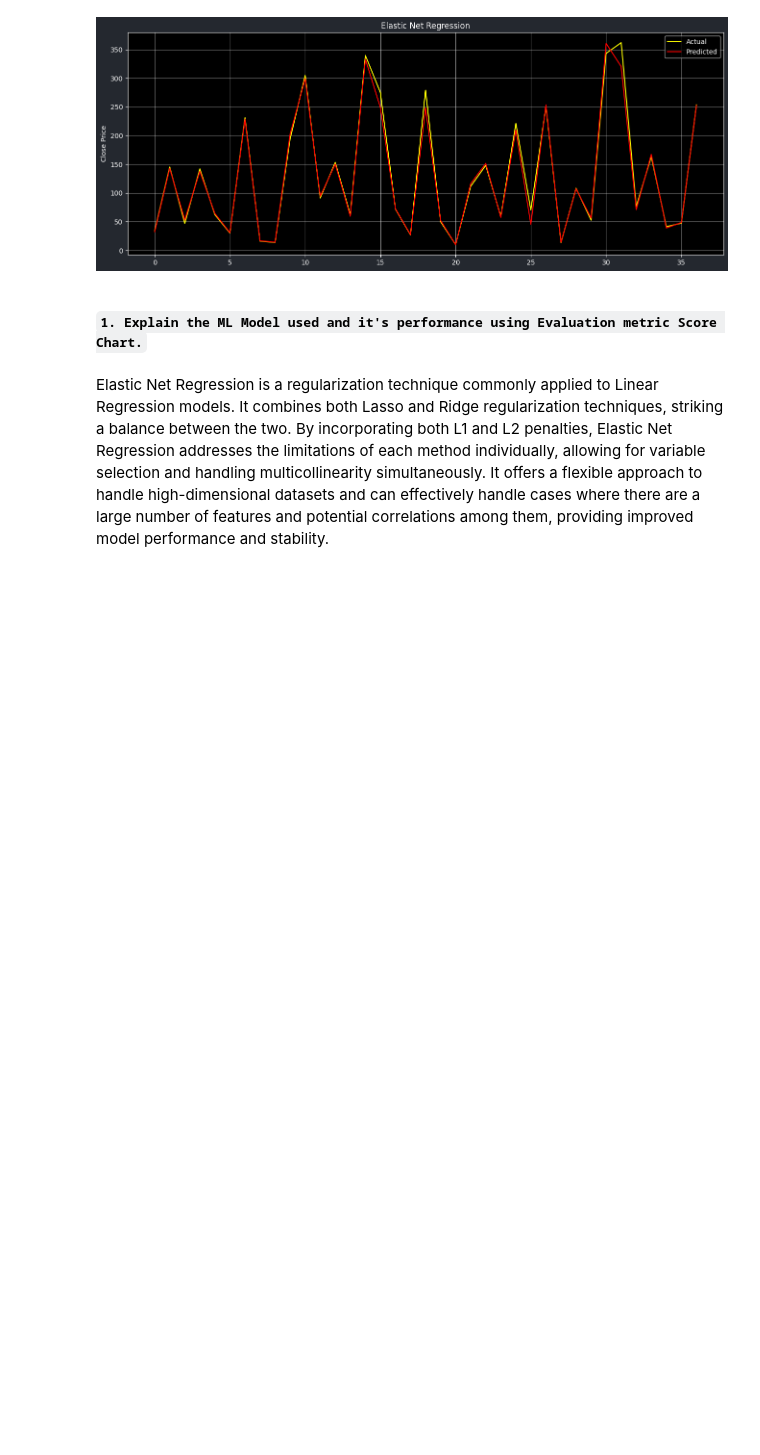
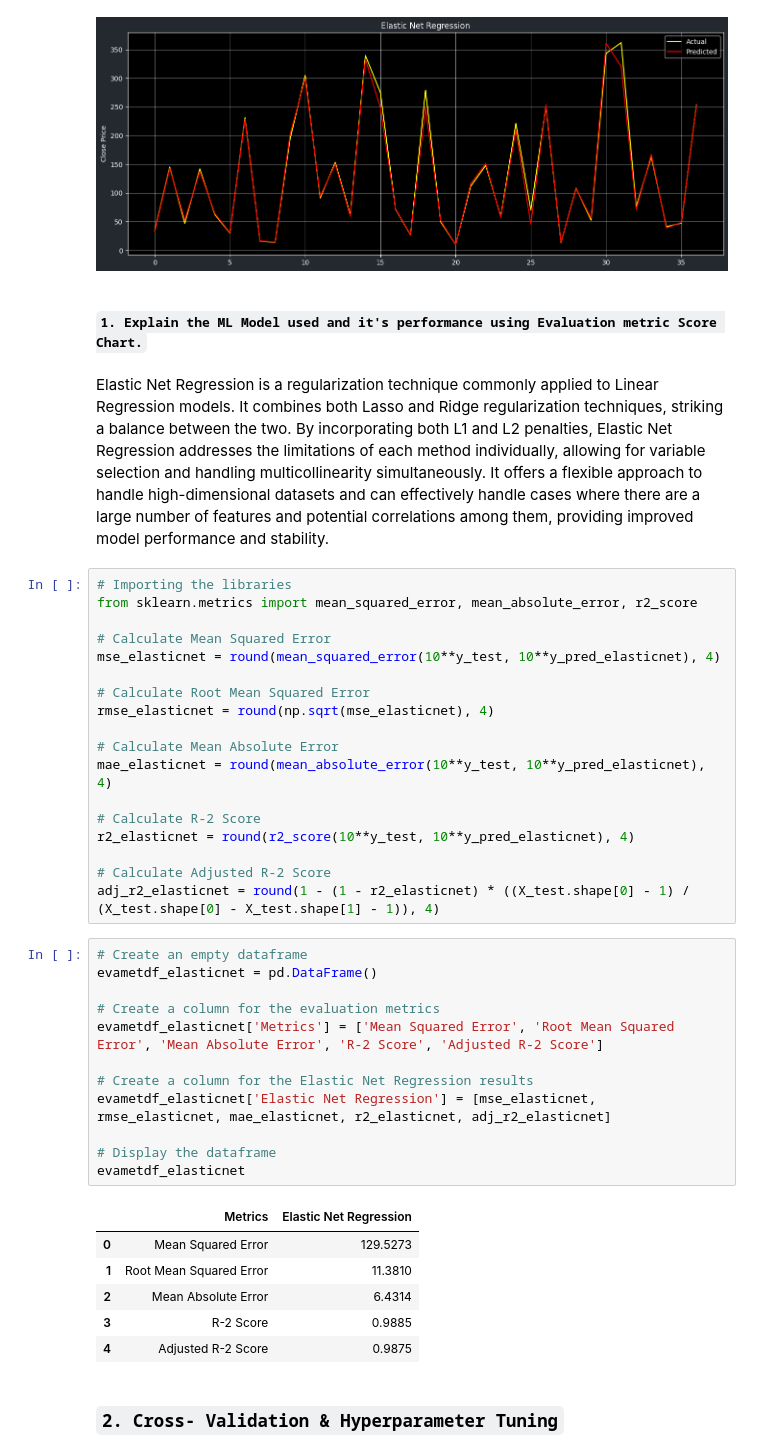
Before and after one commit to Srushti-Rodge/Capstone_Project_ML-Yes_Bank_Stock_Closing_Price_Prediction-, a Jupyter notebook: Capstone_Project_ML(Yes_Bank_Stock_Closing_Price_Prediction).ipynb, the cells around one changed output. Drawn from its saved outputs; the diff is of its cells as text; blank space fills up the shorter version.

```diff
--- a/Capstone_Project_ML(Yes_Bank_Stock_Closing_Price_Prediction).ipynb
+++ b/Capstone_Project_ML(Yes_Bank_Stock_Closing_Price_Prediction).ipynb
@@ -1449,3 +1449,42 @@ plt.show()
 #### **`1. Explain the ML Model used and it's performance using Evaluation metric Score Chart.`**
 # %% [markdown]
 Elastic Net Regression is a regularization technique commonly applied to Linear Regression models. It combines both Lasso and Ridge regularization techniques, striking a balance between the two. By incorporating both L1 and L2 penalties, Elastic Net Regression addresses the limitations of each method individually, allowing for variable selection and handling multicollinearity simultaneously. It offers a flexible approach to handle high-dimensional datasets and can effectively handle cases where there are a large number of features and potential correlations among them, providing improved model performance and stability.
+# %%
+# Importing the libraries
+from sklearn.metrics import mean_squared_error, mean_absolute_error, r2_score
+
+# Calculate Mean Squared Error
+mse_elasticnet = round(mean_squared_error(10**y_test, 10**y_pred_elasticnet), 4)
+
+# Calculate Root Mean Squared Error
+rmse_elasticnet = round(np.sqrt(mse_elasticnet), 4)
+
+# Calculate Mean Absolute Error
+mae_elasticnet = round(mean_absolute_error(10**y_test, 10**y_pred_elasticnet), 4)
+
+# Calculate R-2 Score
+r2_elasticnet = round(r2_score(10**y_test, 10**y_pred_elasticnet), 4)
+
+# Calculate Adjusted R-2 Score
+adj_r2_elasticnet = round(1 - (1 - r2_elasticnet) * ((X_test.shape[0] - 1) / (X_test.shape[0] - X_test.shape[1] - 1)), 4)
+# %%
+# Create an empty dataframe
+evametdf_elasticnet = pd.DataFrame()
+
+# Create a column for the evaluation metrics
+evametdf_elasticnet['Metrics'] = ['Mean Squared Error', 'Root Mean Squared Error', 'Mean Absolute Error', 'R-2 Score', 'Adjusted R-2 Score']
+
+# Create a column for the Elastic Net Regression results
+evametdf_elasticnet['Elastic Net Regression'] = [mse_elasticnet, rmse_elasticnet, mae_elasticnet, r2_elasticnet, adj_r2_elasticnet]
+
+# Display the dataframe
+evametdf_elasticnet
+# %% [output]
+|  | Metrics | Elastic Net Regression |
+| 0 | Mean Squared Error | 129.5273 |
+| 1 | Root Mean Squared Error | 11.3810 |
+| 2 | Mean Absolute Error | 6.4314 |
+| 3 | R-2 Score | 0.9885 |
+| 4 | Adjusted R-2 Score | 0.9875 |
+# %% [markdown]
+### **`2. Cross- Validation & Hyperparameter Tuning`**
```
Also changed, not shown: parts of 16 cells of this notebook.
